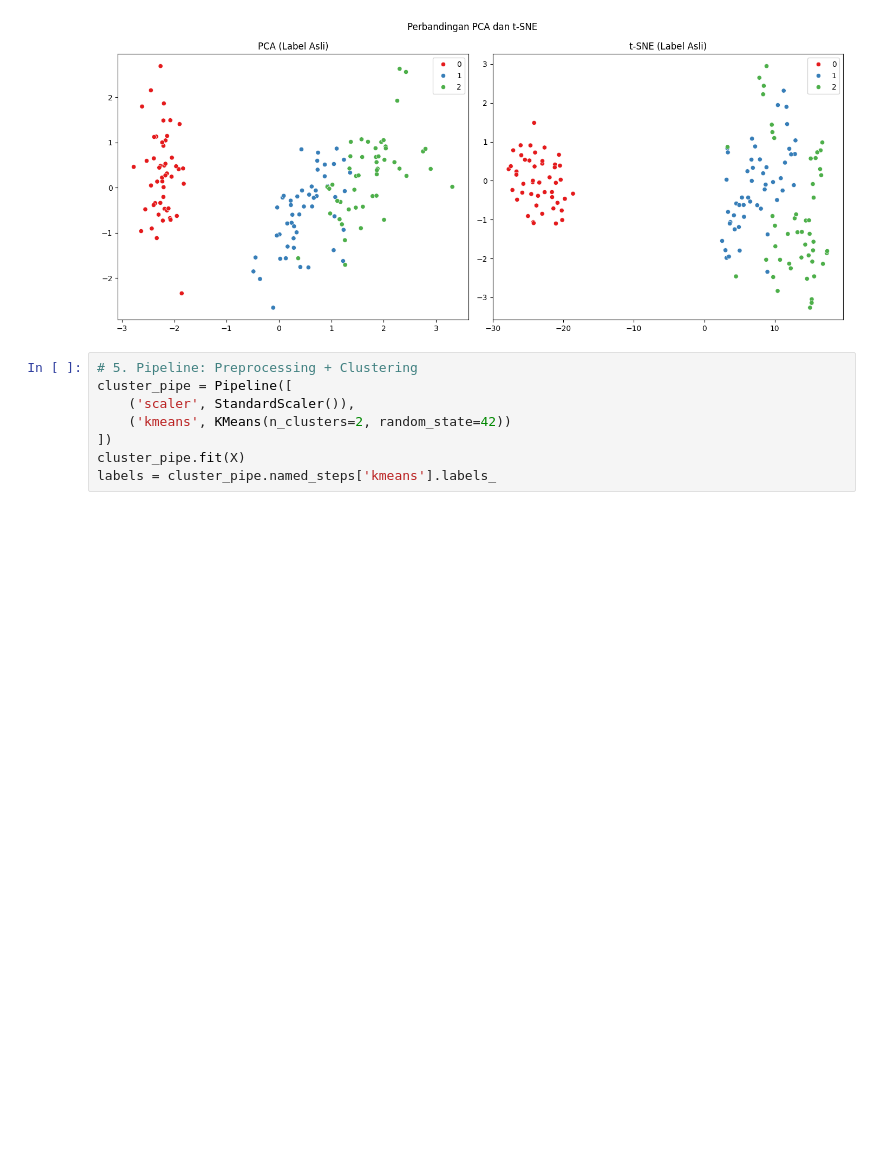
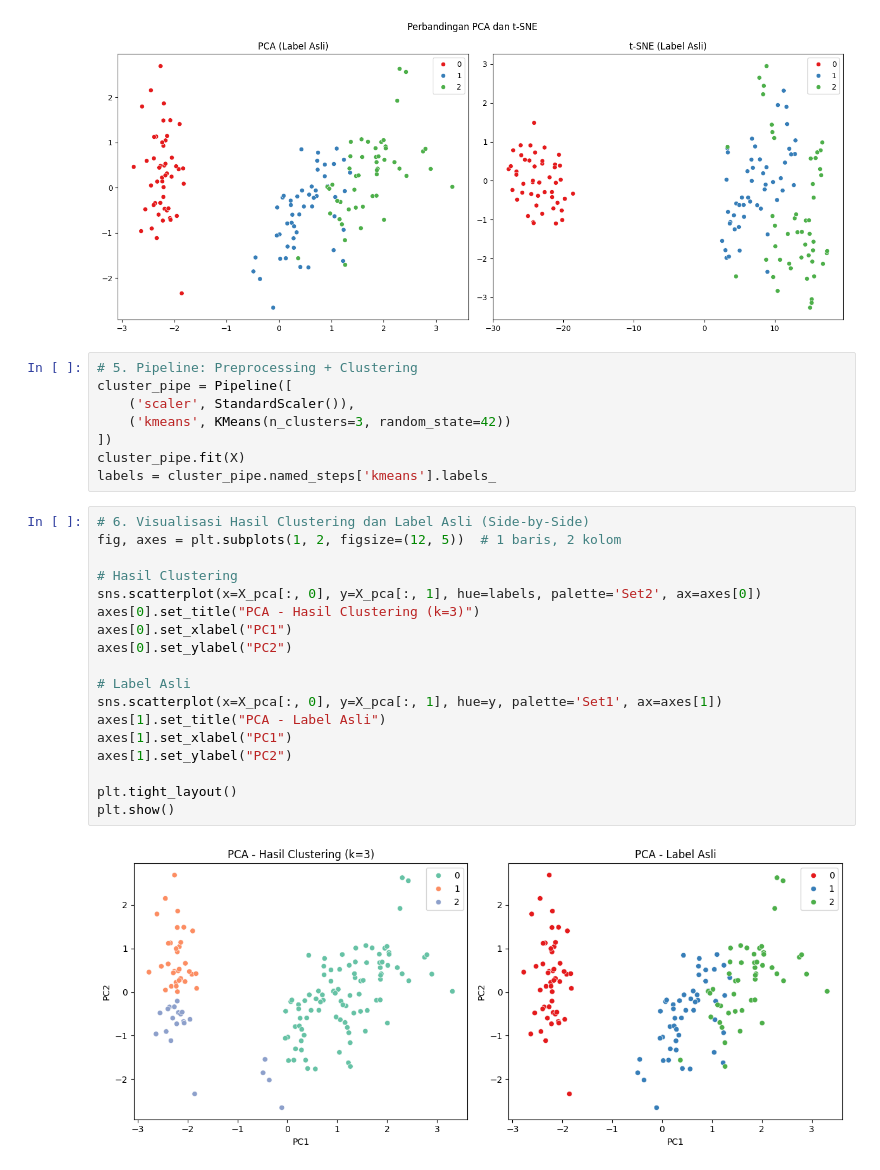
Before and after one commit to gikirima/Tugas-ML1, a Jupyter notebook: Tugas_ML_unsupervised_learning.ipynb, the cells around one changed output. Saved outputs shown, nothing was run; the diff lists cells and outputs as text; blank space fills up the shorter version.

```diff
--- a/Tugas_ML_unsupervised_learning.ipynb
+++ b/Tugas_ML_unsupervised_learning.ipynb
@@ -65,8 +68,28 @@ plt.show()
 # 5. Pipeline: Preprocessing + Clustering
 cluster_pipe = Pipeline([
     ('scaler', StandardScaler()),
-    ('kmeans', KMeans(n_clusters=2, random_state=42))
+    ('kmeans', KMeans(n_clusters=3, random_state=42))
 ])
 cluster_pipe.fit(X)
 labels = cluster_pipe.named_steps['kmeans'].labels_
+# %%
+# 6. Visualisasi Hasil Clustering dan Label Asli (Side-by-Side)
+fig, axes = plt.subplots(1, 2, figsize=(12, 5))  # 1 baris, 2 kolom
+
+# Hasil Clustering
+sns.scatterplot(x=X_pca[:, 0], y=X_pca[:, 1], hue=labels, palette='Set2', ax=axes[0])
+axes[0].set_title("PCA - Hasil Clustering (k=3)")
+axes[0].set_xlabel("PC1")
+axes[0].set_ylabel("PC2")
+
+# Label Asli
+sns.scatterplot(x=X_pca[:, 0], y=X_pca[:, 1], hue=y, palette='Set1', ax=axes[1])
+axes[1].set_title("PCA - Label Asli")
+axes[1].set_xlabel("PC1")
+axes[1].set_ylabel("PC2")
+
+plt.tight_layout()
+plt.show()
+# %% [output]
+[figure, added]
 # %%
```
Also changed, not shown: parts of 7 cells of this notebook.
